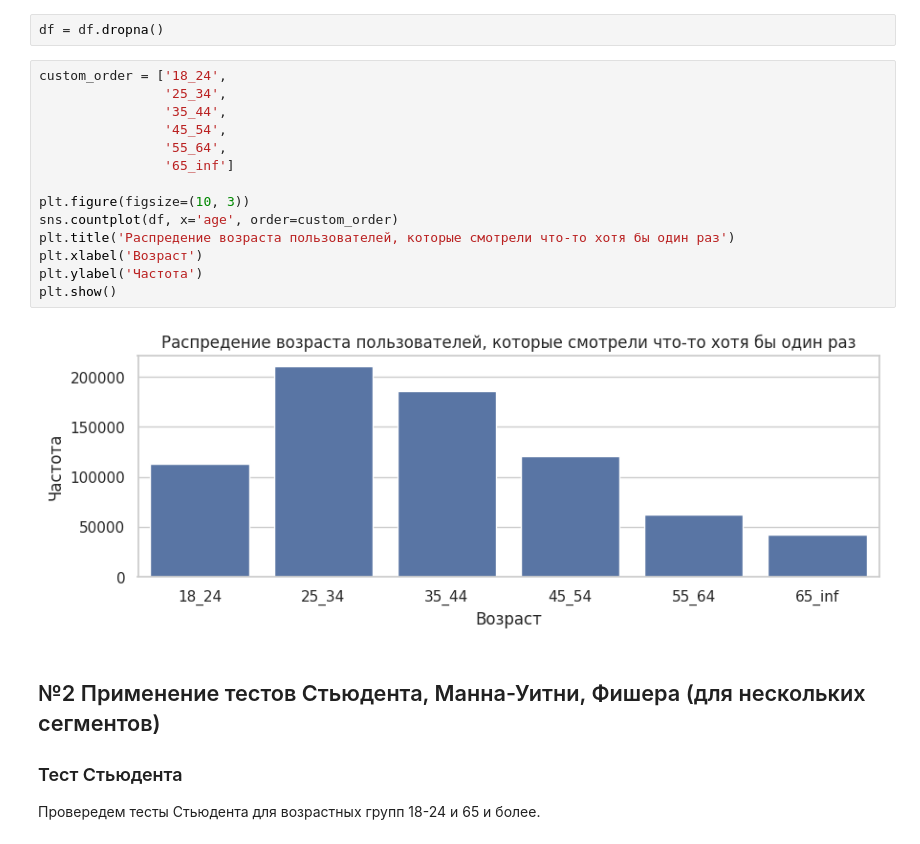
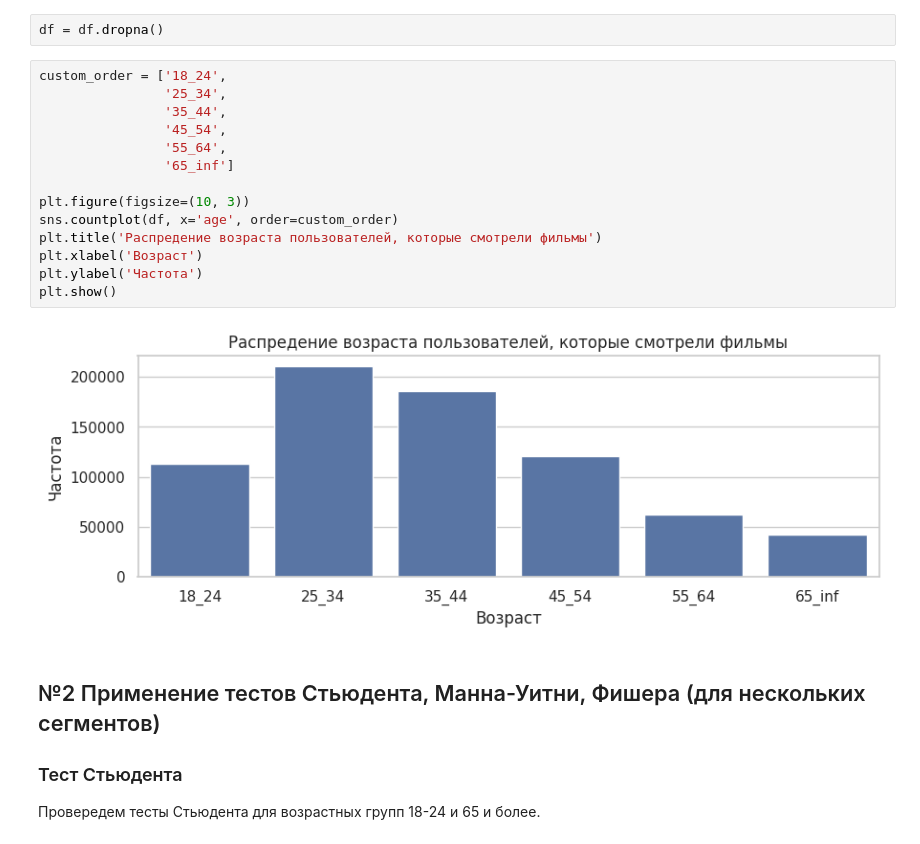
Before and after one commit to rootinshik/MTS_TETA_SDA, a Jupyter notebook: Математика/ТВиМС/4/Task.ipynb, the cells around one changed output. Cells and saved outputs as stored; diff of their text form.

```diff
--- a/Математика/ТВиМС/4/Task.ipynb
+++ b/Математика/ТВиМС/4/Task.ipynb
@@ -122,19 +122,19 @@ df = df.dropna()
 # %%
 custom_order = ['18_24',
                 '25_34',
                 '35_44',
                 '45_54',
                 '55_64',
                 '65_inf']
 
 plt.figure(figsize=(10, 3))
 sns.countplot(df, x='age', order=custom_order)
-plt.title('Распредение возраста пользователей, которые смотрели что-то хотя бы один раз')
+plt.title('Распредение возраста пользователей, которые смотрели фильмы')
 plt.xlabel('Возраст')
 plt.ylabel('Частота')
 plt.show()
 # %% [output]
-[figure, old version]
+[figure, new version]
 # %% [markdown]
 ## №2 Применение тестов Стьюдента, Манна-Уитни, Фишера (для нескольких сегментов)
 
```
Also changed, not shown: parts of 7 cells of this notebook, 6 other files.
